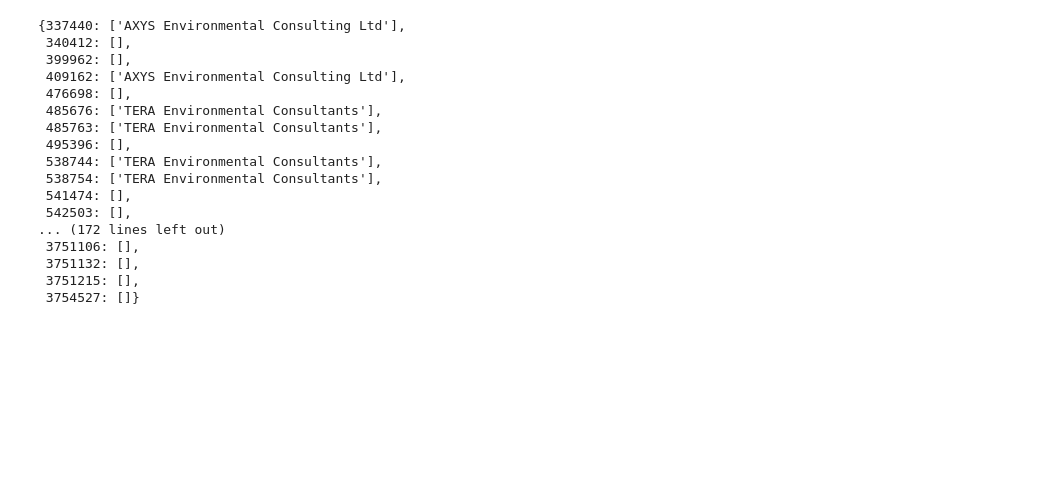
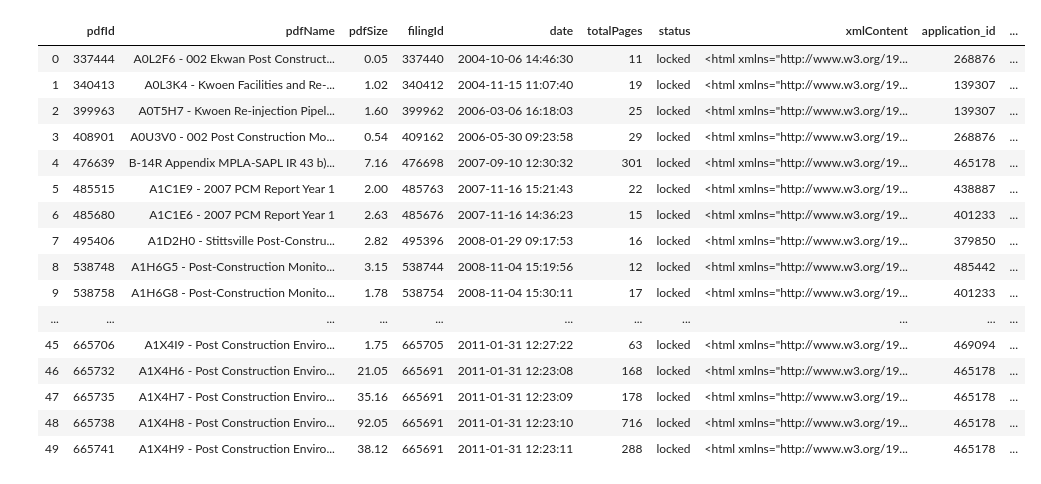
Before and after one commit to ivanduka/human-robot, a Jupyter notebook: Data_Analysis/consultant_name_extraction_Jun2020.ipynb, the cells around one changed output. Saved outputs shown, nothing was run; the diff lists cells and outputs as text; code cells hidden in the pictures; blank space fills up the shorter version.

```diff
--- a/Data_Analysis/consultant_name_extraction_Jun2020.ipynb
+++ b/Data_Analysis/consultant_name_extraction_Jun2020.ipynb
@@ -59,22 +60,3 @@ newdict = {key: flatten(value) for key, value in mapping_dict.items()}
 newdict[775971] = ['Golder Associates']
 newdict[786189] = ['TERA Environmental Consultants']
 df1['consultant_name'] = df1['filingId'].map(newdict)
-newdict
-# %% [output]
-{337440: ['AXYS Environmental Consulting Ltd'],
- 340412: [],
- 399962: [],
- 409162: ['AXYS Environmental Consulting Ltd'],
- 476698: [],
- 485676: ['TERA Environmental Consultants'],
- 485763: ['TERA Environmental Consultants'],
- 495396: [],
- 538744: ['TERA Environmental Consultants'],
- 538754: ['TERA Environmental Consultants'],
- 541474: [],
- 542503: [],
-... (172 lines left out)
- 3751106: [],
- 3751132: [],
- 3751215: [],
- 3754527: []}
@@ -81,3 +96,23 @@ newdict
 # %%
 columns  = ['pdfId', 'pdfName', 'filingId', 'totalPages', 'application_id', 'submitter', 'company', 'consultant_name']
 df1.to_csv('validation1.csv', encoding = 'utf-8-sig', columns = columns)
+# %%
+df1.head(50)
+# %% [output]
+|  | pdfId | pdfName | pdfSize | filingId | date | totalPages | status | xmlContent | application_id | ... |
+| 0 | 337444 | A0L2F6 - 002 Ekwan Post Construct... | 0.05 | 337440 | 2004-10-06 14:46:30 | 11 | locked | <html xmlns="http://www.w3.org/19... | 268876 | ... |
+| 1 | 340413 | A0L3K4 - Kwoen Facilities and Re-... | 1.02 | 340412 | 2004-11-15 11:07:40 | 19 | locked | <html xmlns="http://www.w3.org/19... | 139307 | ... |
+| 2 | 399963 | A0T5H7 - Kwoen Re-injection Pipel... | 1.60 | 399962 | 2006-03-06 16:18:03 | 25 | locked | <html xmlns="http://www.w3.org/19... | 139307 | ... |
+| 3 | 408901 | A0U3V0 - 002 Post Construction Mo... | 0.54 | 409162 | 2006-05-30 09:23:58 | 29 | locked | <html xmlns="http://www.w3.org/19... | 268876 | ... |
+| 4 | 476639 | B-14R Appendix MPLA-SAPL IR 43 b)... | 7.16 | 476698 | 2007-09-10 12:30:32 | 301 | locked | <html xmlns="http://www.w3.org/19... | 465178 | ... |
+| 5 | 485515 | A1C1E9 - 2007 PCM Report Year 1 | 2.00 | 485763 | 2007-11-16 15:21:43 | 22 | locked | <html xmlns="http://www.w3.org/19... | 438887 | ... |
+| 6 | 485680 | A1C1E6 - 2007 PCM Report Year 1 | 2.63 | 485676 | 2007-11-16 14:36:23 | 15 | locked | <html xmlns="http://www.w3.org/19... | 401233 | ... |
+| 7 | 495406 | A1D2H0 - Stittsville Post-Constru... | 2.82 | 495396 | 2008-01-29 09:17:53 | 16 | locked | <html xmlns="http://www.w3.org/19... | 379850 | ... |
+| 8 | 538748 | A1H6G5 - Post-Construction Monito... | 3.15 | 538744 | 2008-11-04 15:19:56 | 12 | locked | <html xmlns="http://www.w3.org/19... | 485442 | ... |
+| 9 | 538758 | A1H6G8 - Post-Construction Monito... | 1.78 | 538754 | 2008-11-04 15:30:11 | 17 | locked | <html xmlns="http://www.w3.org/19... | 401233 | ... |
+| ... | ... | ... | ... | ... | ... | ... | ... | ... | ... | ... |
+| 45 | 665706 | A1X4I9 - Post Construction Enviro... | 1.75 | 665705 | 2011-01-31 12:27:22 | 63 | locked | <html xmlns="http://www.w3.org/19... | 469094 | ... |
+| 46 | 665732 | A1X4H6 - Post Construction Enviro... | 21.05 | 665691 | 2011-01-31 12:23:08 | 168 | locked | <html xmlns="http://www.w3.org/19... | 465178 | ... |
+| 47 | 665735 | A1X4H7 - Post Construction Enviro... | 35.16 | 665691 | 2011-01-31 12:23:09 | 178 | locked | <html xmlns="http://www.w3.org/19... | 465178 | ... |
+| 48 | 665738 | A1X4H8 - Post Construction Enviro... | 92.05 | 665691 | 2011-01-31 12:23:10 | 716 | locked | <html xmlns="http://www.w3.org/19... | 465178 | ... |
+| 49 | 665741 | A1X4H9 - Post Construction Enviro... | 38.12 | 665691 | 2011-01-31 12:23:11 | 288 | locked | <html xmlns="http://www.w3.org/19... | 465178 | ... |
```
Also changed, not shown: parts of 3 cells of this notebook.
